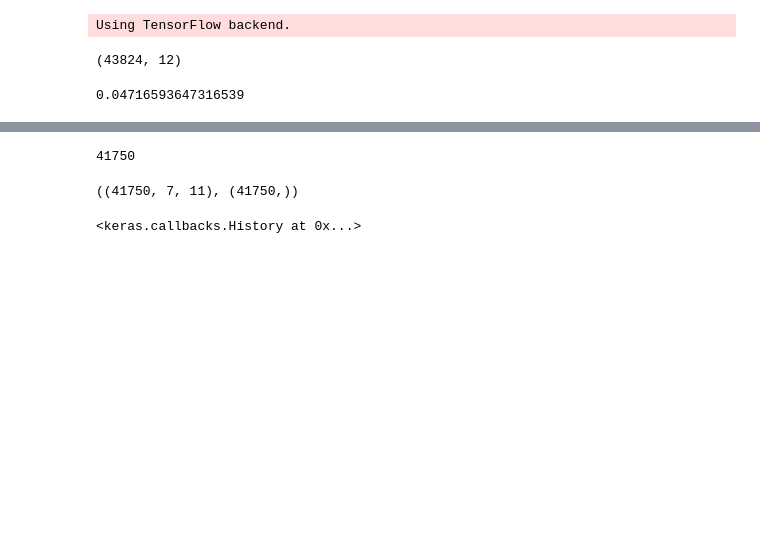
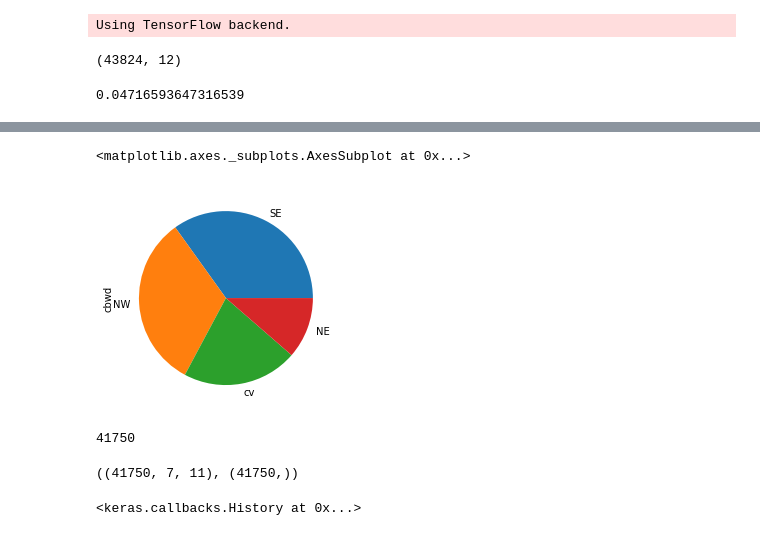
Before and after one commit to sogangori/python_deep_learning_4, a Jupyter notebook: day_4_beijing_pm25.ipynb, the cells around one changed output, grey strips where cells are left out. Drawn from its saved outputs; the diff is of its cells as text; code cells hidden in the pictures; blank space fills up the shorter version.

```diff
--- a/day_4_beijing_pm25.ipynb
+++ b/day_4_beijing_pm25.ipynb
@@ -22,3 +32,8 @@ data = df.dropna() #누락 데이터를 제외
+# %%
+data['cbwd'].value_counts().plot.pie()
+# %% [output]
+<matplotlib.axes._subplots.AxesSubplot at 0x...>
+[figure, added]
 # %%
 data_one_hot = pd.get_dummies(data) #원핫 인코딩
 # %%
```
Also changed, not shown: parts of 4 cells of this notebook.
